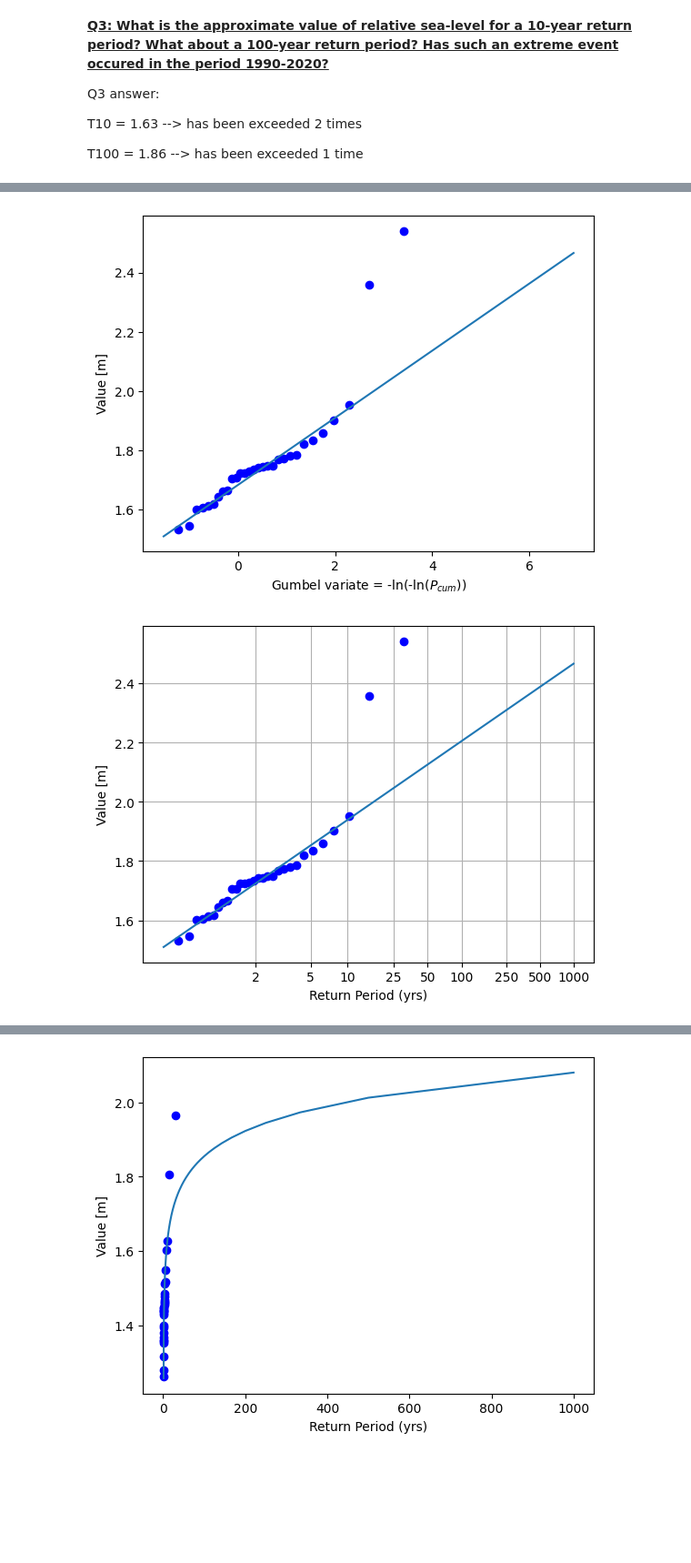
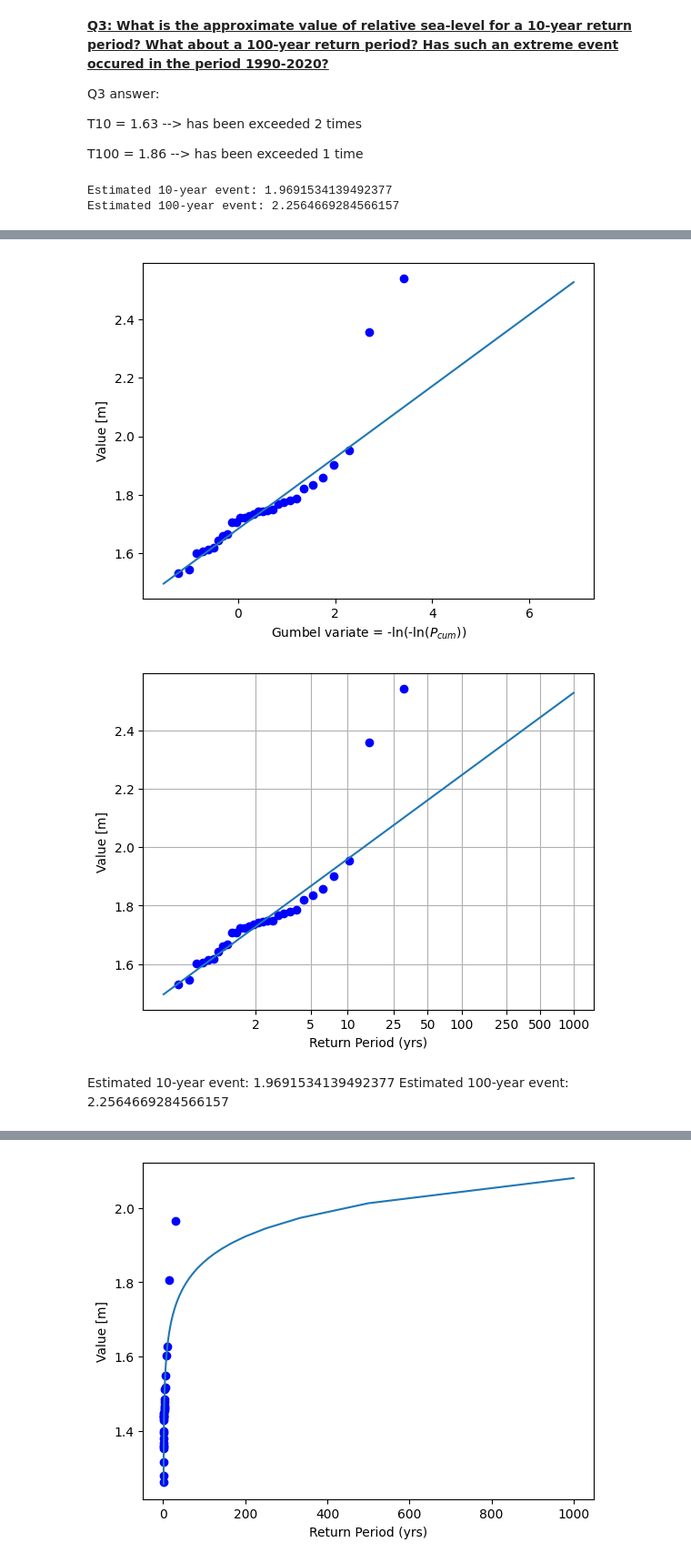
Before and after one commit to sd-59/Assignment_2_Coastal_flood_hazard_assessment-, a Jupyter notebook: notebooks/02_frequency_analysis.ipynb, the cells around one changed output, grey strips where cells are left out. Shown at 91% size. Saved outputs shown, nothing was run; the diff lists cells and outputs as text; code cells hidden in the pictures; blank space fills up the shorter version.

Commit message:
update extreme flood events

```diff
--- a/notebooks/02_frequency_analysis.ipynb
+++ b/notebooks/02_frequency_analysis.ipynb
@@ -309,4 +309,14 @@ plt.xticks(ticks = -np.log(-np.log(1 - 1/return_periods)), labels = labels)
 plt.grid()
 plt.xlabel('Return Period (yrs)')
 plt.ylabel('Value [m]');
+
+loc, scale = sp.gumbel_r.fit(rel_sl_annmax)
+
+z10 = sp.gumbel_r.ppf(1 - 1/10, loc=loc, scale=scale)
+z100 = sp.gumbel_r.ppf(1 - 1/100, loc=loc, scale=scale)
+
+print("Estimated 10-year event:", z10)
+print("Estimated 100-year event:", z100)
 # %% [output]
+Estimated 10-year event: 1.9691534139492377
+Estimated 100-year event: 2.2564669284566157
@@ -315,3 +325,6 @@ plt.ylabel('Value [m]');
-[figure, old version]
+[figure, new version]
-[figure, old version]
+[figure, new version]
+# %% [markdown]
+Estimated 10-year event: 1.9691534139492377
+Estimated 100-year event: 2.2564669284566157
 # %%
```
Also changed, not shown: parts of 2 cells of this notebook.
